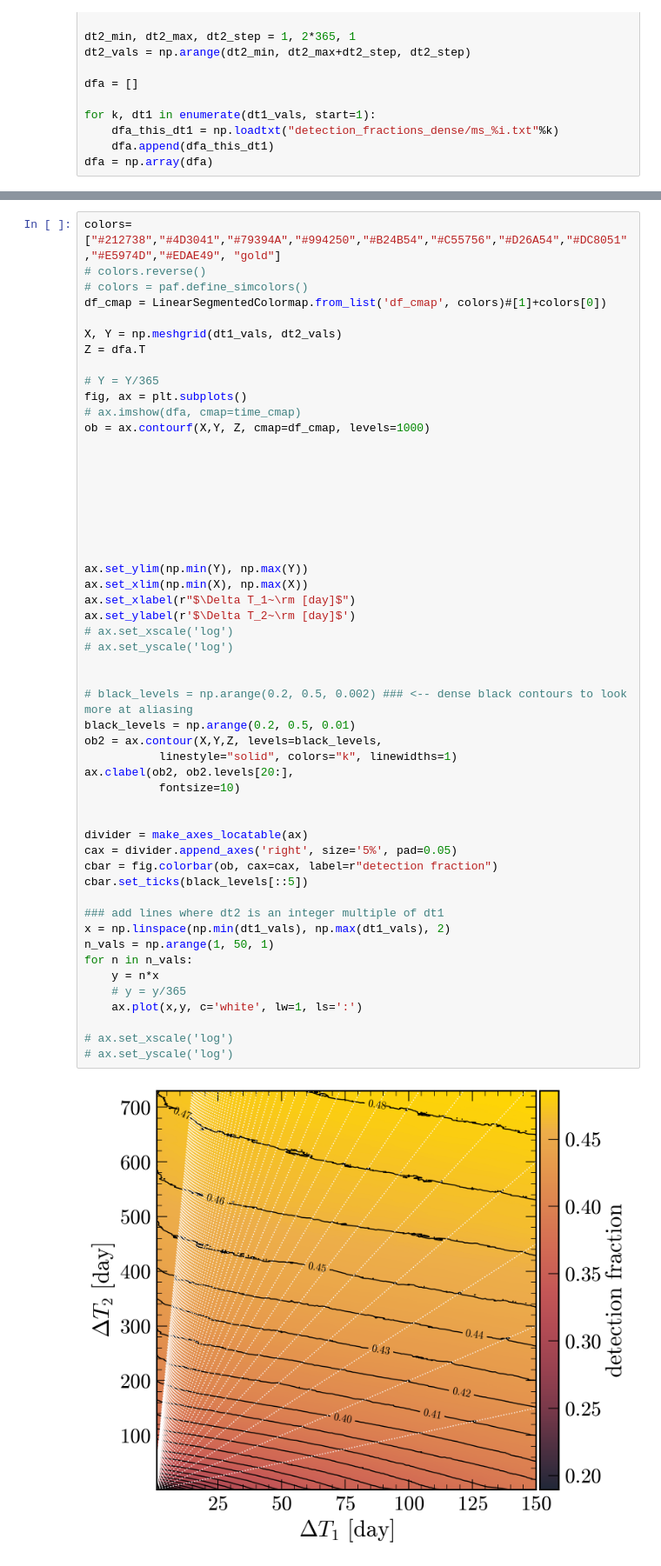
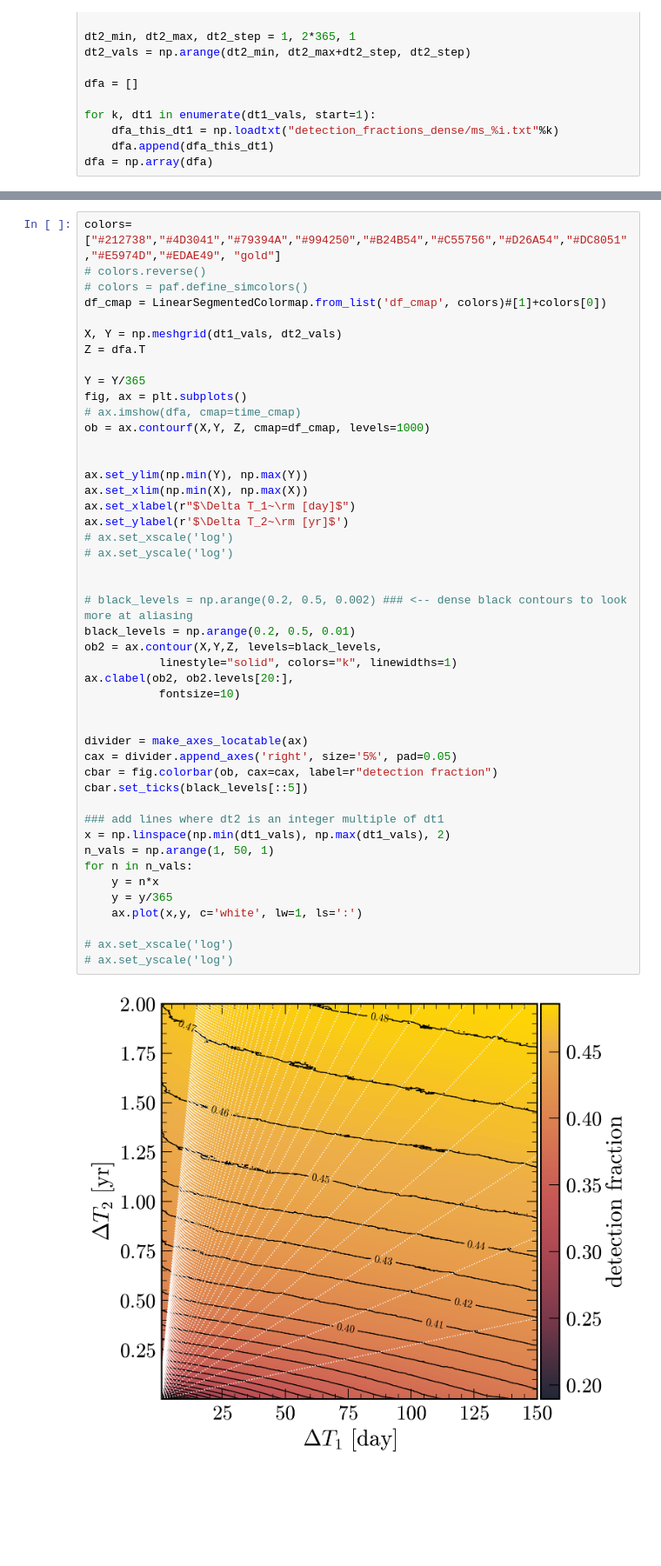
Before and after one commit to anya-m-phillips/via_binaries, a Jupyter notebook: test.ipynb, the cells around one changed output, grey strips where cells are left out. Shown at 87% size. Drawn from its saved outputs; the diff is of its cells as text; blank space fills up the shorter version.

```diff
--- a/test.ipynb
+++ b/test.ipynb
@@ -191,48 +205,42 @@ df_cmap = LinearSegmentedColormap.from_list('df_cmap', colors)#[1]+colors[0])
 X, Y = np.meshgrid(dt1_vals, dt2_vals)
 Z = dfa.T
 
-# Y = Y/365
+Y = Y/365
 fig, ax = plt.subplots()
 # ax.imshow(dfa, cmap=time_cmap)
 ob = ax.contourf(X,Y, Z, cmap=df_cmap, levels=1000)
 
 
-
-
-
-
-
-
 ax.set_ylim(np.min(Y), np.max(Y))
 ax.set_xlim(np.min(X), np.max(X))
 ax.set_xlabel(r"$\Delta T_1~\rm [day]$")
-ax.set_ylabel(r'$\Delta T_2~\rm [day]$')
+ax.set_ylabel(r'$\Delta T_2~\rm [yr]$')
 # ax.set_xscale('log')
 # ax.set_yscale('log')
 
 
 # black_levels = np.arange(0.2, 0.5, 0.002) ### <-- dense black contours to look more at aliasing
 black_levels = np.arange(0.2, 0.5, 0.01)
 ob2 = ax.contour(X,Y,Z, levels=black_levels,
            linestyle="solid", colors="k", linewidths=1)
 ax.clabel(ob2, ob2.levels[20:],
            fontsize=10)
 
 
 divider = make_axes_locatable(ax)
 cax = divider.append_axes('right', size='5%', pad=0.05)
 cbar = fig.colorbar(ob, cax=cax, label=r"detection fraction")
 cbar.set_ticks(black_levels[::5])
 
 ### add lines where dt2 is an integer multiple of dt1
 x = np.linspace(np.min(dt1_vals), np.max(dt1_vals), 2)
 n_vals = np.arange(1, 50, 1)
 for n in n_vals:
     y = n*x
-    # y = y/365
+    y = y/365
     ax.plot(x,y, c='white', lw=1, ls=':')
 
 # ax.set_xscale('log')
 # ax.set_yscale('log')
 # %% [output]
-[figure, old version]
+[figure, new version]
```
Also changed, not shown: parts of 11 cells of this notebook, 5 other files.
